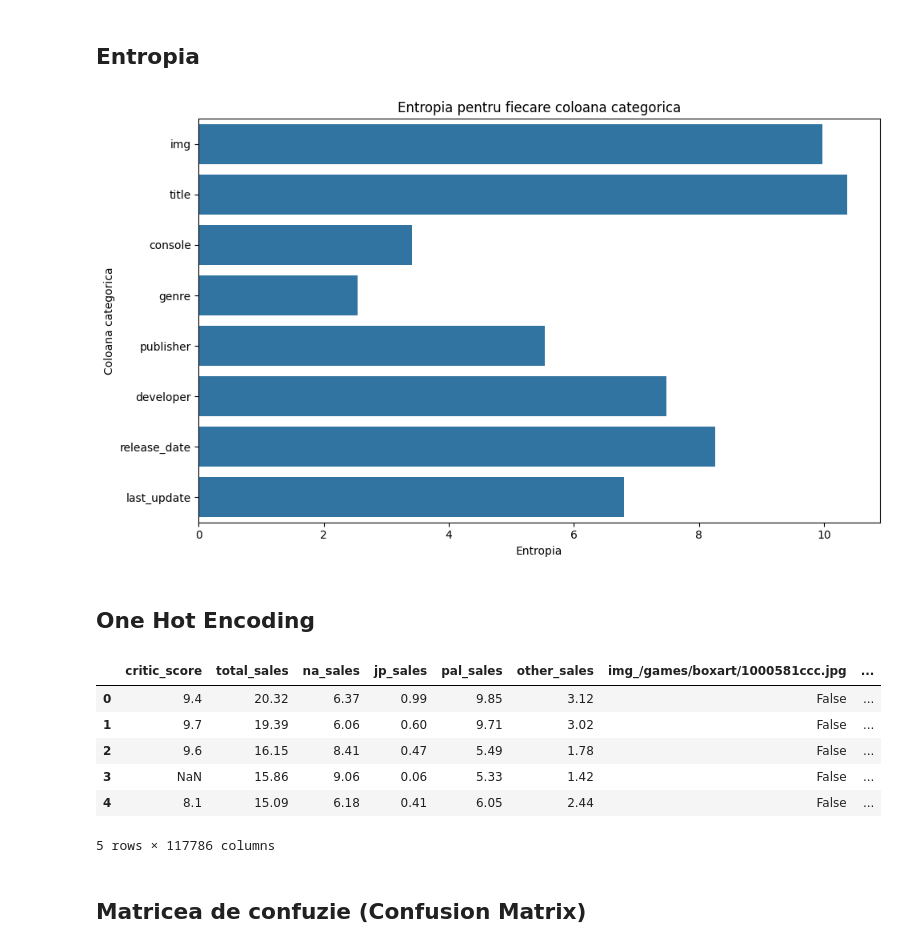
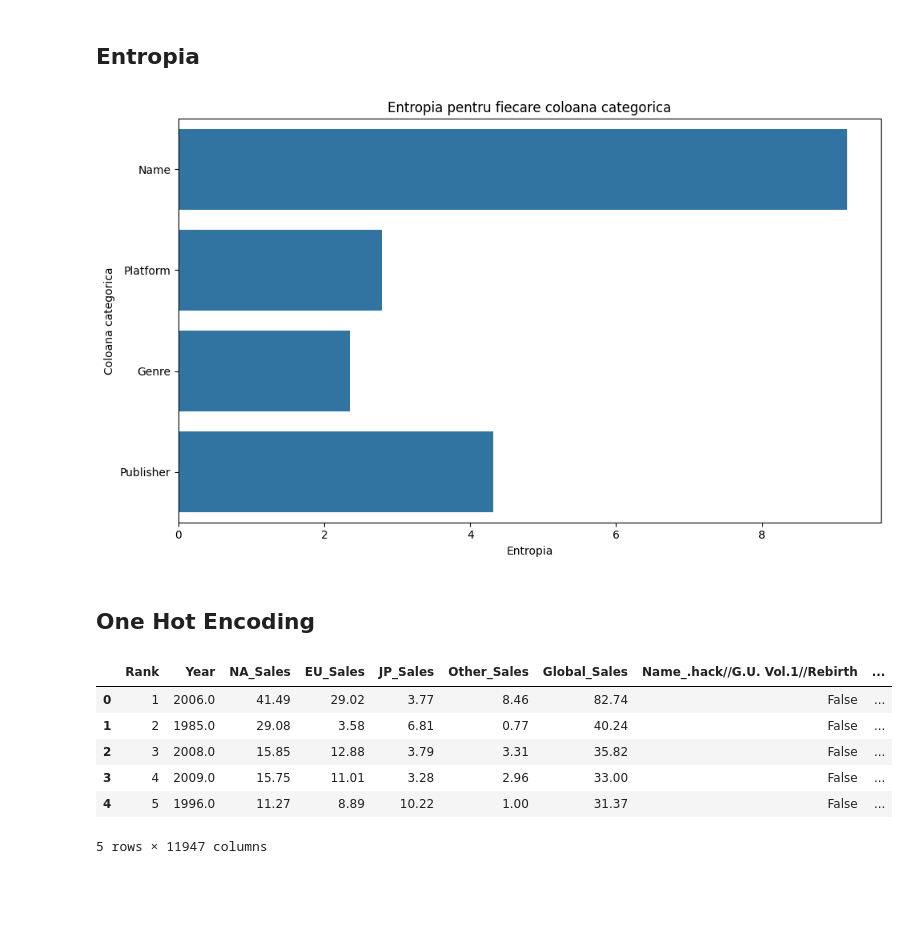
Before and after one commit to eduhaidu/video-game-sales, a Jupyter notebook: video-game-sales.ipynb, the cells around one changed output. Cells and saved outputs as stored; diff of their text form; code cells hidden in the pictures; blank space fills up the shorter version.

Commit message:
testing models for predicting global sales

```diff
--- a/video-game-sales.ipynb
+++ b/video-game-sales.ipynb
@@ -14,6 +14,6 @@ import seaborn as sns
 # %% [markdown]
 ## Citirea fisierului CSV care contine baza de date
 # %%
-ds=pd.read_csv('dataset/vgchartz-2024.csv')
+ds=pd.read_csv('dataset/vgsales.csv')
 ds
 # %% [output]
@@ -54,6 +51,6 @@ dtype: int64
 # %% [markdown]
 ## Completarea valorilor numerice lipsa folosind interpolarea
 # %%
-ds = ds.interpolate(method='linear', limit_direction='forward')
+ds = ds.dropna()
 ds
 # %% [output]
@@ -119,11 +116,8 @@ def lorenz_curve(data):
     gini = 1-2*np.trapezoid(cumulative_values, dx=1/len(data))
     return cumulative_values, gini
 
-df = pd.read_csv('dataset/vgchartz-2024.csv')
-numeric_data = df.select_dtypes(include=[np.number])
-
-for column in numeric_data.columns:
-    values = numeric_data[column].dropna().values
+for column in numeric_df.columns:
+    values = numeric_df[column].dropna().values
     cumulative_values, gini = lorenz_curve(values)
     plt.figure(figsize=(10, 6))
     plt.plot(np.linspace(0, 1, len(cumulative_values)), cumulative_values, label=f'Curba Lorenz {column}')
@@ -147,40 +142,37 @@ for column in numeric_data.columns:
 # %%
 def calculate_entropy(data):
     probabilities = data.value_counts(normalize=True)
     entropy = -np.sum(probabilities * np.log(probabilities))
     return entropy
 entropy_values = {}
-for column in df.columns:
-    if df[column].dtype == 'object':
-        entropy = calculate_entropy(df[column])
+for column in ds.columns:
+    if ds[column].dtype == 'object':
+        entropy = calculate_entropy(ds[column])
         entropy_values[column] = entropy
 entropy_values
 entropy_df = pd.DataFrame(list(entropy_values.items()), columns=['Column', 'Entropy'])
 plt.figure(figsize=(10, 6))
 sns.barplot(x='Entropy', y='Column', data=entropy_df)
 plt.title('Entropia pentru fiecare coloana categorica')
 plt.xlabel('Entropia')
 plt.ylabel('Coloana categorica')
 plt.tight_layout()
 plt.show()
 # %% [output]
-[figure, old version]
+[figure, new version]
 # %% [markdown]
 ## One Hot Encoding
 # %%
 
-categorical_columns = [column for column in df.columns if df[column].dtype == 'object']
-df_encoded = pd.get_dummies(df, columns=categorical_columns, drop_first=True)
-
+categorical_columns = [column for column in ds.columns if ds[column].dtype == 'object']
+df_encoded = pd.get_dummies(ds, columns=categorical_columns, drop_first=True, prefix=categorical_columns)
 
 df_encoded.head()
 # %% [output]
-|  | critic_score | total_sales | na_sales | jp_sales | pal_sales | other_sales | img_/games/boxart/1000581ccc.jpg | ... |
-| 0 | 9.4 | 20.32 | 6.37 | 0.99 | 9.85 | 3.12 | False | ... |
-| 1 | 9.7 | 19.39 | 6.06 | 0.60 | 9.71 | 3.02 | False | ... |
-| 2 | 9.6 | 16.15 | 8.41 | 0.47 | 5.49 | 1.78 | False | ... |
-| 3 | NaN | 15.86 | 9.06 | 0.06 | 5.33 | 1.42 | False | ... |
-| 4 | 8.1 | 15.09 | 6.18 | 0.41 | 6.05 | 2.44 | False | ... |
+|  | Rank | Year | NA_Sales | EU_Sales | JP_Sales | Other_Sales | Global_Sales | Name_.hack//G.U. Vol.1//Rebirth | ... |
+| 0 | 1 | 2006.0 | 41.49 | 29.02 | 3.77 | 8.46 | 82.74 | False | ... |
+| 1 | 2 | 1985.0 | 29.08 | 3.58 | 6.81 | 0.77 | 40.24 | False | ... |
+| 2 | 3 | 2008.0 | 15.85 | 12.88 | 3.79 | 3.31 | 35.82 | False | ... |
+| 3 | 4 | 2009.0 | 15.75 | 11.01 | 3.28 | 2.96 | 33.00 | False | ... |
+| 4 | 5 | 1996.0 | 11.27 | 8.89 | 10.22 | 1.00 | 31.37 | False | ... |
-5 rows × 117786 columns
+5 rows × 11947 columns
-# %% [markdown]
-## Matricea de confuzie (Confusion Matrix)
```
Also changed, not shown: parts of 26 cells of this notebook, 3 other files.
